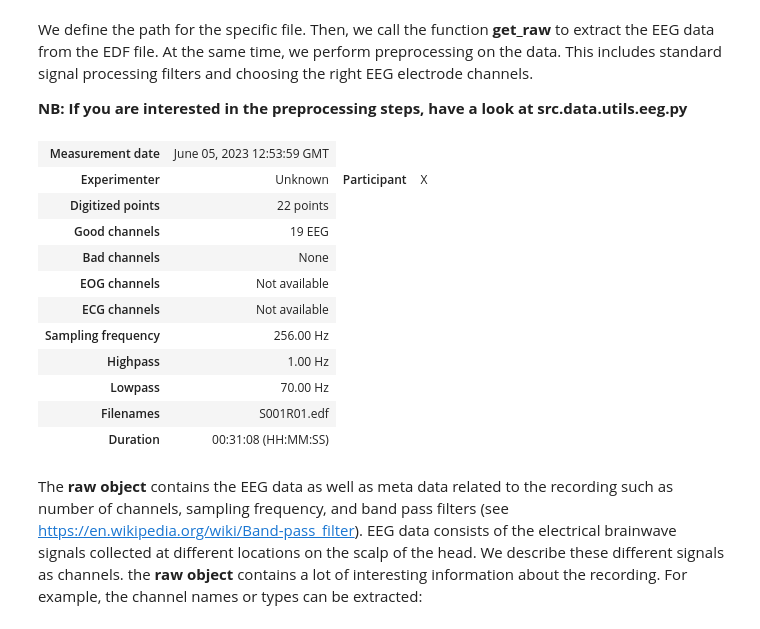
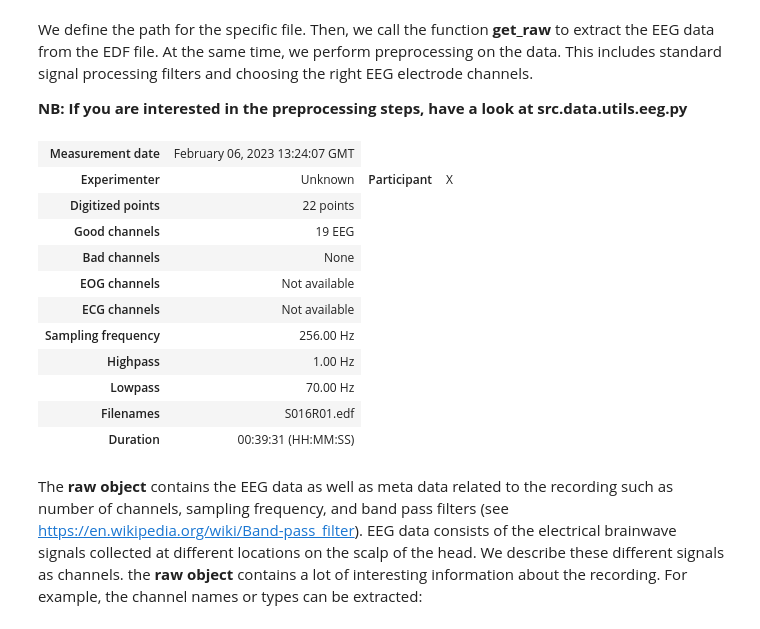
Before and after one commit to gjoelbye/GoogleBrainCaptureHackathon, a Jupyter notebook: braincapture_data_loader.ipynb, the cells around one changed output. Saved outputs shown, nothing was run; the diff lists cells and outputs as text; code cells hidden in the pictures.

```diff
--- a/braincapture_data_loader.ipynb
+++ b/braincapture_data_loader.ipynb
@@ -20,7 +19,7 @@ mne_logger.setLevel(logging.ERROR)
 # %% [markdown]
 Let's start by fetching some BrainCapture data. We define the path to the GCP bucket and inspect the contents.
 # %%
-braincapture_data_folder = r'C:/Users/wille/OneDrive - Danmarks Tekniske Universitet/Dokumenter/0. Thesis/trustworthy-causal-ai/data/hackathon 01/BC Bhutan/v4.0/'
+braincapture_data_folder = r'C:/Users/wille/OneDrive - Danmarks Tekniske Universitet/Dokumenter/0. Thesis/trustworthy-causal-ai/data/hackathon 01/BC Bhutan/v4.1/'
 
 subject_folders = os.listdir(braincapture_data_folder)
 number_files = np.sum([len(os.listdir(braincapture_data_folder + folder)) for folder in subject_folders])
@@ -47,15 +46,15 @@ We define the path for the specific file. Then, we call the function **get_raw**
 
 **NB: If you are interested in the preprocessing steps, have a look at src.data.utils.eeg.py**
 # %%
-subject = 'S001'
+subject = 'S016'
 session = 'R01'
 
 example_file = braincapture_data_folder + f'{subject}/{subject}{session}.edf'
 
 raw = get_raw(example_file)
 raw
 # %% [output]
-| Measurement date | June 05, 2023 12:53:59 GMT |
+| Measurement date | February 06, 2023 13:24:07 GMT |
 | Experimenter | Unknown | Participant | X |
 | Digitized points | 22 points |
 | Good channels | 19 EEG |
@@ -65,8 +64,8 @@ raw
 | Sampling frequency | 256.00 Hz |
 | Highpass | 1.00 Hz |
 | Lowpass | 70.00 Hz |
-| Filenames | S001R01.edf |
-| Duration | 00:31:08 (HH:MM:SS) |
+| Filenames | S016R01.edf |
+| Duration | 00:39:31 (HH:MM:SS) |
 # %% [markdown]
 The **raw object** contains the EEG data as well as meta data related to the recording such as number of channels, sampling frequency, and band pass filters (see https://en.wikipedia.org/wiki/Band-pass_filter). EEG data consists of the electrical brainwave signals collected at different locations on the scalp of the head. We describe these different signals as channels. the **raw object** contains a lot of interesting information about the recording. For example, the channel names or types can be extracted:
 # %%
```
Also changed, not shown: parts of 5 cells of this notebook, 1 other file.
